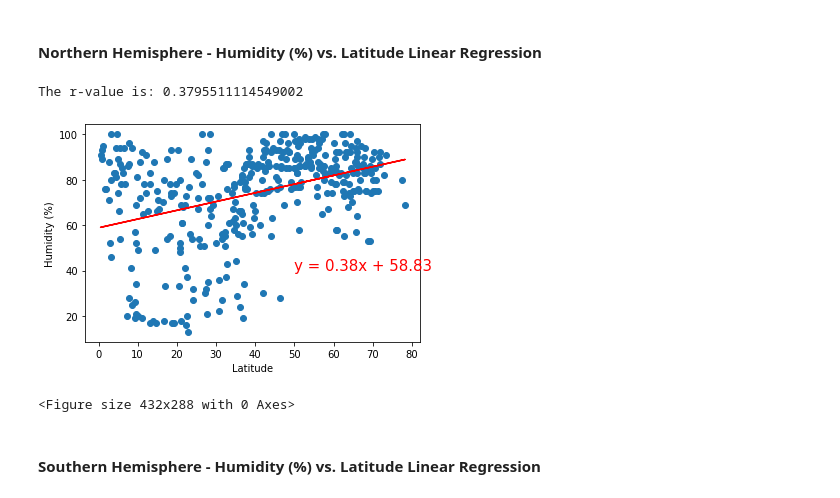
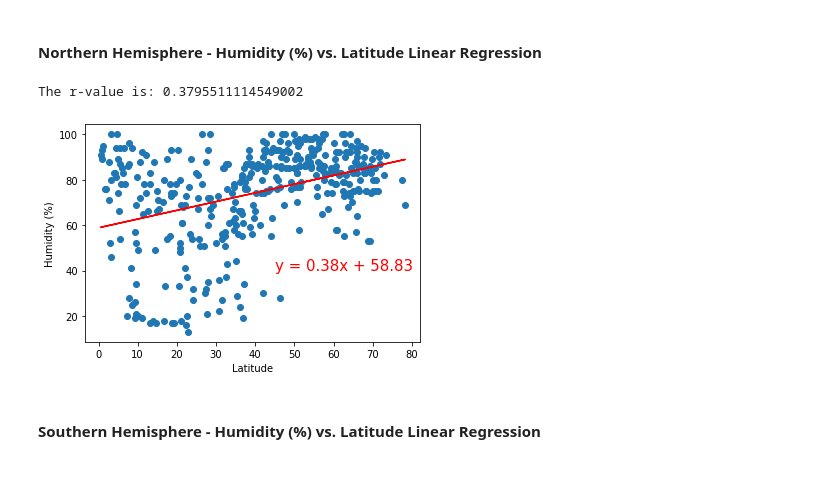
Before and after one commit to shadeetabasi/python-api-challenge, a Jupyter notebook: WeatherPy/WeatherPy.ipynb, the cells around one changed output. Cells and saved outputs as stored; diff of their text form; code cells hidden in the pictures.

```diff
--- a/WeatherPy/WeatherPy.ipynb
+++ b/WeatherPy/WeatherPy.ipynb
@@ -326,22 +324,21 @@ The r-value is: 0.4966870233002831
 # %%
 #Map out linear regression analysis
 x_values = (northern_hemisphere['Lat'])
 y_values = (northern_hemisphere['Humidity'])
 (slope, intercept, rvalue, pvalue, stderr) = linregress(x_values, y_values)
 regress_values = x_values * slope + intercept
 line_eq = "y = " + str(round(slope,2)) + "x + " + str(round(intercept,2))
 plt.scatter(x_values,y_values)
 plt.plot(x_values,regress_values,"r-")
-plt.annotate(line_eq,(50,40),fontsize=15,color="red")
+plt.annotate(line_eq,(45,40),fontsize=15,color="red")
 plt.xlabel('Latitude')
 plt.ylabel('Humidity (%)')
+plt.savefig('northern_latvshumidity_linearregression.png')
 print(f"The r-value is: {rvalue}")
 plt.show()
-plt.savefig('northern_latvshumidity_linearregression.png')
 # %% [output]
 The r-value is: 0.3795511114549002
-[figure, old version]
+[figure, new version]
-<Figure size 432x288 with 0 Axes>
 # %% [markdown]
 ####  Southern Hemisphere - Humidity (%) vs. Latitude Linear Regression
 # %%
```
Also changed, not shown: parts of 7 cells of this notebook, 8 other files.
